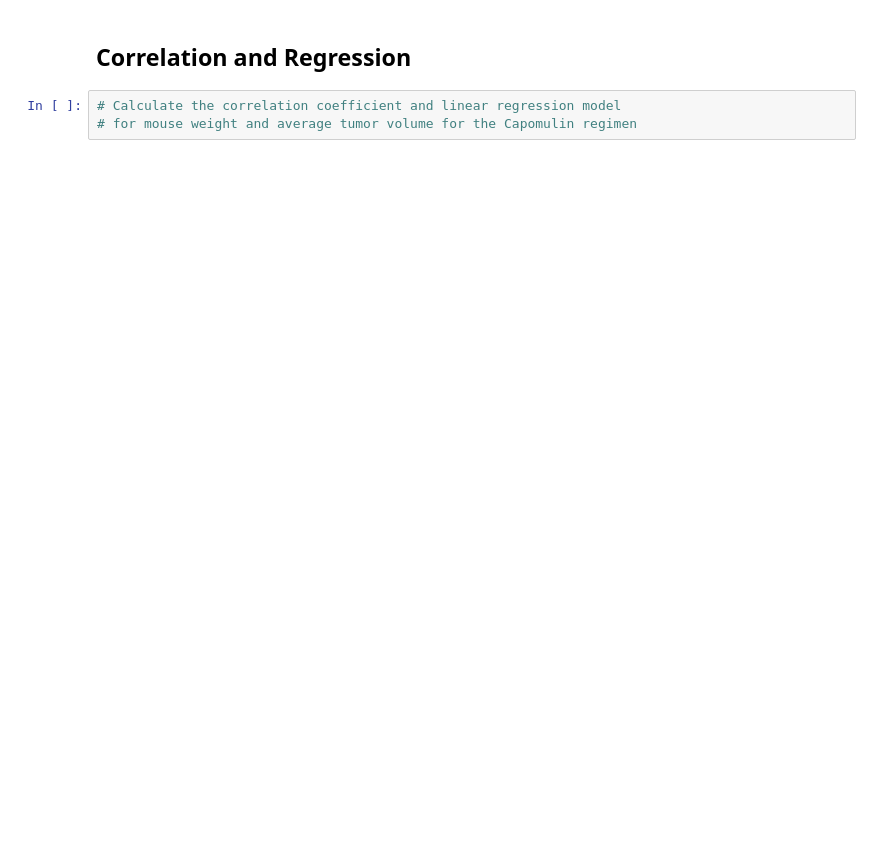
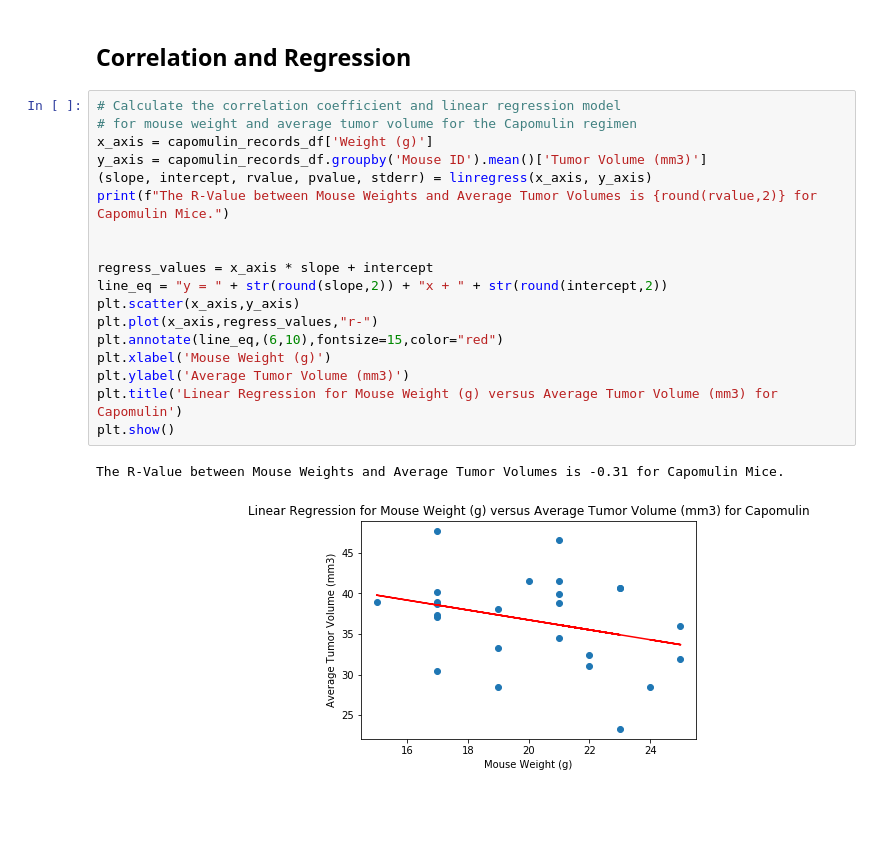
Before and after one commit to blt1339/matplotlib-challenge, a Jupyter notebook: Pymaceuticals/pymaceuticals.ipynb, the cells around one changed output. Drawn from its saved outputs; the diff is of its cells as text; blank space fills up the shorter version.

Commit message:
Add cell for linear regression
Add cell for linear regression.

```diff
--- a/Pymaceuticals/pymaceuticals.ipynb
+++ b/Pymaceuticals/pymaceuticals.ipynb
@@ -401,5 +402,23 @@ plt.show()
 # %% [markdown]
 ## Correlation and Regression
-# %%
-# Calculate the correlation coefficient and linear regression model
-# for mouse weight and average tumor volume for the Capomulin regimen
+# %%
+# Calculate the correlation coefficient and linear regression model
+# for mouse weight and average tumor volume for the Capomulin regimen
+x_axis = capomulin_records_df['Weight (g)']
+y_axis = capomulin_records_df.groupby('Mouse ID').mean()['Tumor Volume (mm3)']
+(slope, intercept, rvalue, pvalue, stderr) = linregress(x_axis, y_axis)
+print(f"The R-Value between Mouse Weights and Average Tumor Volumes is {round(rvalue,2)} for Capomulin Mice.")
+
+
+regress_values = x_axis * slope + intercept
+line_eq = "y = " + str(round(slope,2)) + "x + " + str(round(intercept,2))
+plt.scatter(x_axis,y_axis)
+plt.plot(x_axis,regress_values,"r-")
+plt.annotate(line_eq,(6,10),fontsize=15,color="red")
+plt.xlabel('Mouse Weight (g)')
+plt.ylabel('Average Tumor Volume (mm3)')
+plt.title('Linear Regression for Mouse Weight (g) versus Average Tumor Volume (mm3) for Capomulin')
+plt.show()
+# %% [output]
+The R-Value between Mouse Weights and Average Tumor Volumes is -0.31 for Capomulin Mice.
+[figure, added]
```
Also changed, not shown: parts of 2 cells of this notebook.
